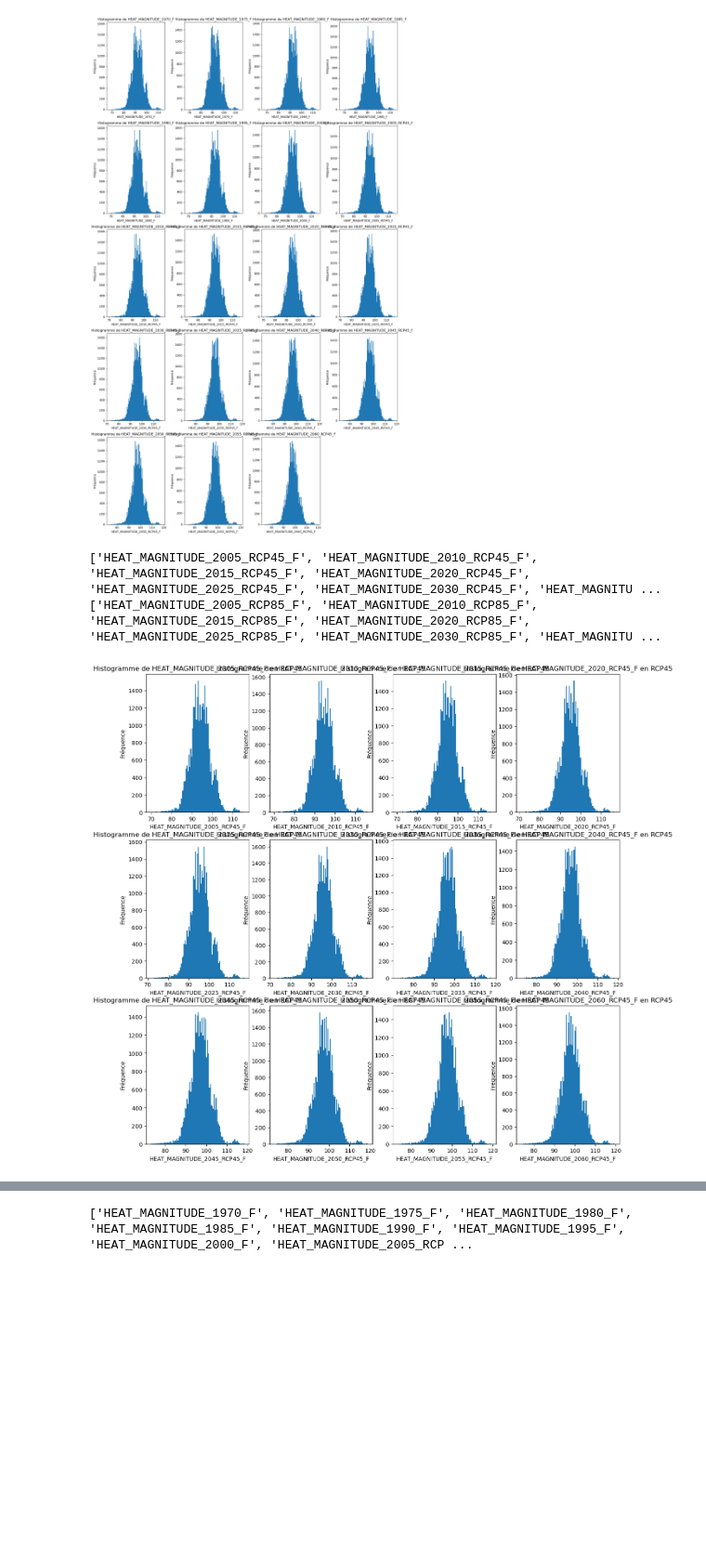
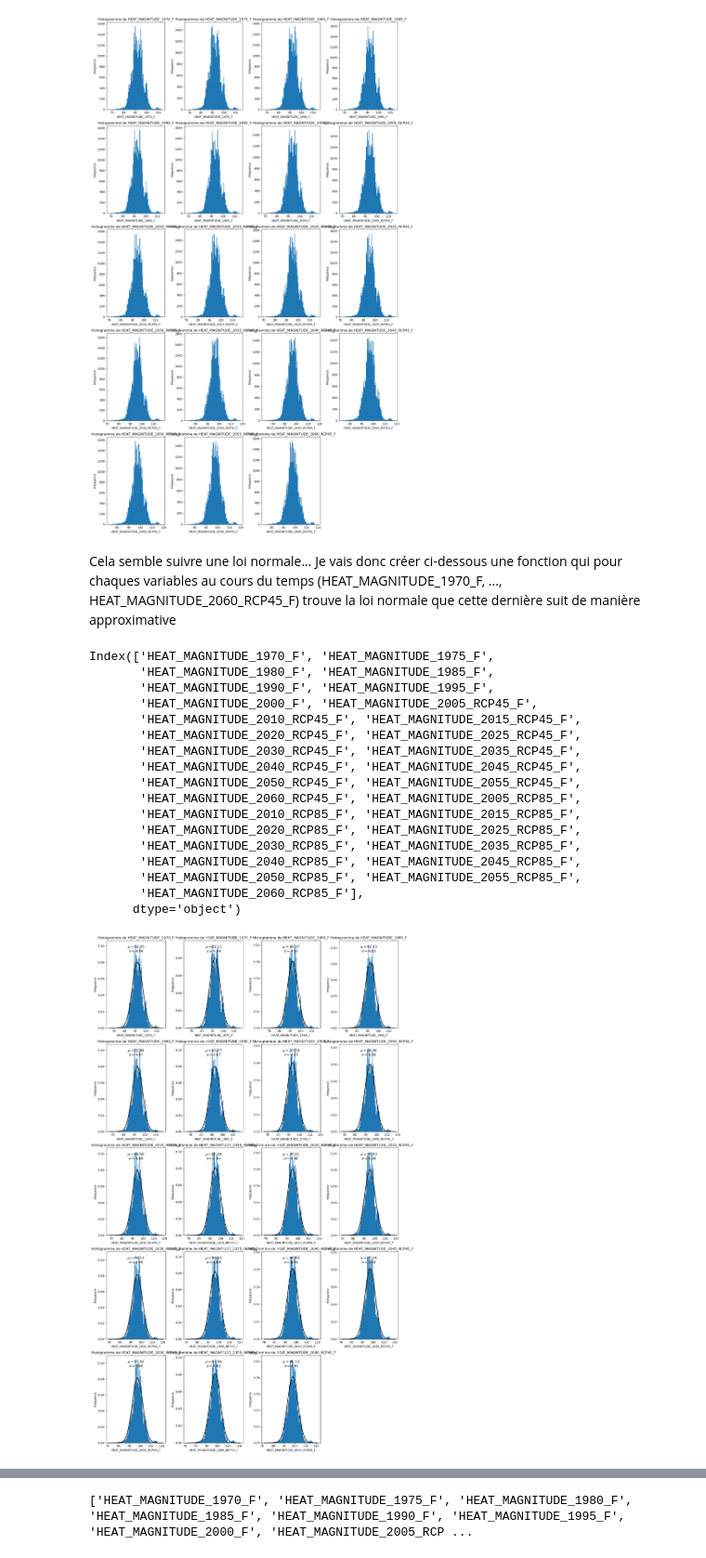
Before and after one commit to Askkip/StatAPP, a Jupyter notebook: US_Climate_Description_Statistics.ipynb, the cells around one changed output, grey strips where cells are left out. Shown at 93% size. Cells and saved outputs as stored; diff of their text form; code cells hidden in the pictures; blank space fills up the shorter version.

Commit message:
Création fonction loi normale / avancement des statistiques descriptives

```diff
--- a/US_Climate_Description_Statistics.ipynb
+++ b/US_Climate_Description_Statistics.ipynb
@@ -277,9 +321,67 @@ Index(['HEAT_MAGNITUDE_1970_F', 'HEAT_MAGNITUDE_1975_F',
        'HEAT_MAGNITUDE_2060_RCP85_F'],
       dtype='object')
 [figure]
+# %% [markdown]
+Cela semble suivre une loi normale... Je vais donc créer ci-dessous une fonction qui pour chaques variables au cours du temps (HEAT_MAGNITUDE_1970_F, ..., HEAT_MAGNITUDE_2060_RCP45_F) trouve la loi normale que cette dernière suit de manière approximative
+# %%
+def plot_startbyname_histograms_with_normal_fit(df, start_name):
+    # Sélectionner toutes les colonnes qui commencent par 'start_name'
+    h_columns = df.filter(regex=f"^{start_name}").columns
+    #print(h_columns)
+    h_columns = [x for x in h_columns if not re.search(r'RCP85', x)] #en enlevent les RCP85
+
+    # Calculer la disposition de la grille pour l'affichage
+    n_cols = 4  # nombre de colonnes dans la grille
+    n_rows = (len(h_columns) + n_cols - 1) // n_cols  # nombre de lignes nécessaires
+
+    # Créer une figure avec des sous-graphiques
+    fig, axes = plt.subplots(n_rows, n_cols, figsize=(15, 5 * n_rows))
+    axes = axes.flatten()  # Aplatir pour itérer facilement
+
+    # Tracer chaque histogramme et ajuster une loi normale
+    for i, col in enumerate(h_columns):
+        # Tracer l'histogramme
+        df[col].plot(kind="hist", bins=100, ax=axes[i], title=f"Histogramme de {col}", density=True)
+        axes[i].set_xlabel(col)
+        axes[i].set_ylabel("Fréquence")
+
+        # Estimation des paramètres de la loi normale
+        mu, std = stats.norm.fit(df[col])
+
+        # Tracer la courbe de la loi normale ajustée
+        xmin, xmax = axes[i].get_xlim()
+        x = np.linspace(xmin, xmax, 100)
+        p = stats.norm.pdf(x, mu, std)  # Calculer la densité de probabilité
+        axes[i].plot(x, p, 'k', linewidth=2)  # Tracer la courbe de la loi normale
+
+        # Afficher les paramètres de la loi normale
+        axes[i].text(0.5, 0.95, f'$\mu={mu:.2f}$\n$\sigma={std:.2f}$', transform=axes[i].transAxes,
+                     horizontalalignment='center', verticalalignment='top', fontsize=12, color='black')
+
+    # Supprimer les sous-graphiques vides (si le nombre de colonnes n'est pas un multiple de n_cols)
+    for j in range(i + 1, len(axes)):
+        fig.delaxes(axes[j])
+
+    plt.tight_layout()
+    plt.show()
 # %%
-plot_startbyname_histograms2(df, "HEAT_MAGNITUDE")
+plot_startbyname_histograms_with_normal_fit(df, "HEAT_MAGNITUDE")
 # %% [output]
-['HEAT_MAGNITUDE_2005_RCP45_F', 'HEAT_MAGNITUDE_2010_RCP45_F', 'HEAT_MAGNITUDE_2015_RCP45_F', 'HEAT_MAGNITUDE_2020_RCP45_F', 'HEAT_MAGNITUDE_2025_RCP45_F', 'HEAT_MAGNITUDE_2030_RCP45_F', 'HEAT_MAGNITU ...
-['HEAT_MAGNITUDE_2005_RCP85_F', 'HEAT_MAGNITUDE_2010_RCP85_F', 'HEAT_MAGNITUDE_2015_RCP85_F', 'HEAT_MAGNITUDE_2020_RCP85_F', 'HEAT_MAGNITUDE_2025_RCP85_F', 'HEAT_MAGNITUDE_2030_RCP85_F', 'HEAT_MAGNITU ...
+Index(['HEAT_MAGNITUDE_1970_F', 'HEAT_MAGNITUDE_1975_F',
+       'HEAT_MAGNITUDE_1980_F', 'HEAT_MAGNITUDE_1985_F',
+       'HEAT_MAGNITUDE_1990_F', 'HEAT_MAGNITUDE_1995_F',
+       'HEAT_MAGNITUDE_2000_F', 'HEAT_MAGNITUDE_2005_RCP45_F',
+       'HEAT_MAGNITUDE_2010_RCP45_F', 'HEAT_MAGNITUDE_2015_RCP45_F',
+       'HEAT_MAGNITUDE_2020_RCP45_F', 'HEAT_MAGNITUDE_2025_RCP45_F',
+       'HEAT_MAGNITUDE_2030_RCP45_F', 'HEAT_MAGNITUDE_2035_RCP45_F',
+       'HEAT_MAGNITUDE_2040_RCP45_F', 'HEAT_MAGNITUDE_2045_RCP45_F',
+       'HEAT_MAGNITUDE_2050_RCP45_F', 'HEAT_MAGNITUDE_2055_RCP45_F',
+       'HEAT_MAGNITUDE_2060_RCP45_F', 'HEAT_MAGNITUDE_2005_RCP85_F',
+       'HEAT_MAGNITUDE_2010_RCP85_F', 'HEAT_MAGNITUDE_2015_RCP85_F',
+       'HEAT_MAGNITUDE_2020_RCP85_F', 'HEAT_MAGNITUDE_2025_RCP85_F',
+       'HEAT_MAGNITUDE_2030_RCP85_F', 'HEAT_MAGNITUDE_2035_RCP85_F',
+       'HEAT_MAGNITUDE_2040_RCP85_F', 'HEAT_MAGNITUDE_2045_RCP85_F',
+       'HEAT_MAGNITUDE_2050_RCP85_F', 'HEAT_MAGNITUDE_2055_RCP85_F',
+       'HEAT_MAGNITUDE_2060_RCP85_F'],
+      dtype='object')
-[figure, old version]
+[figure, new version]
```
Also changed, not shown: parts of 30 cells of this notebook.
